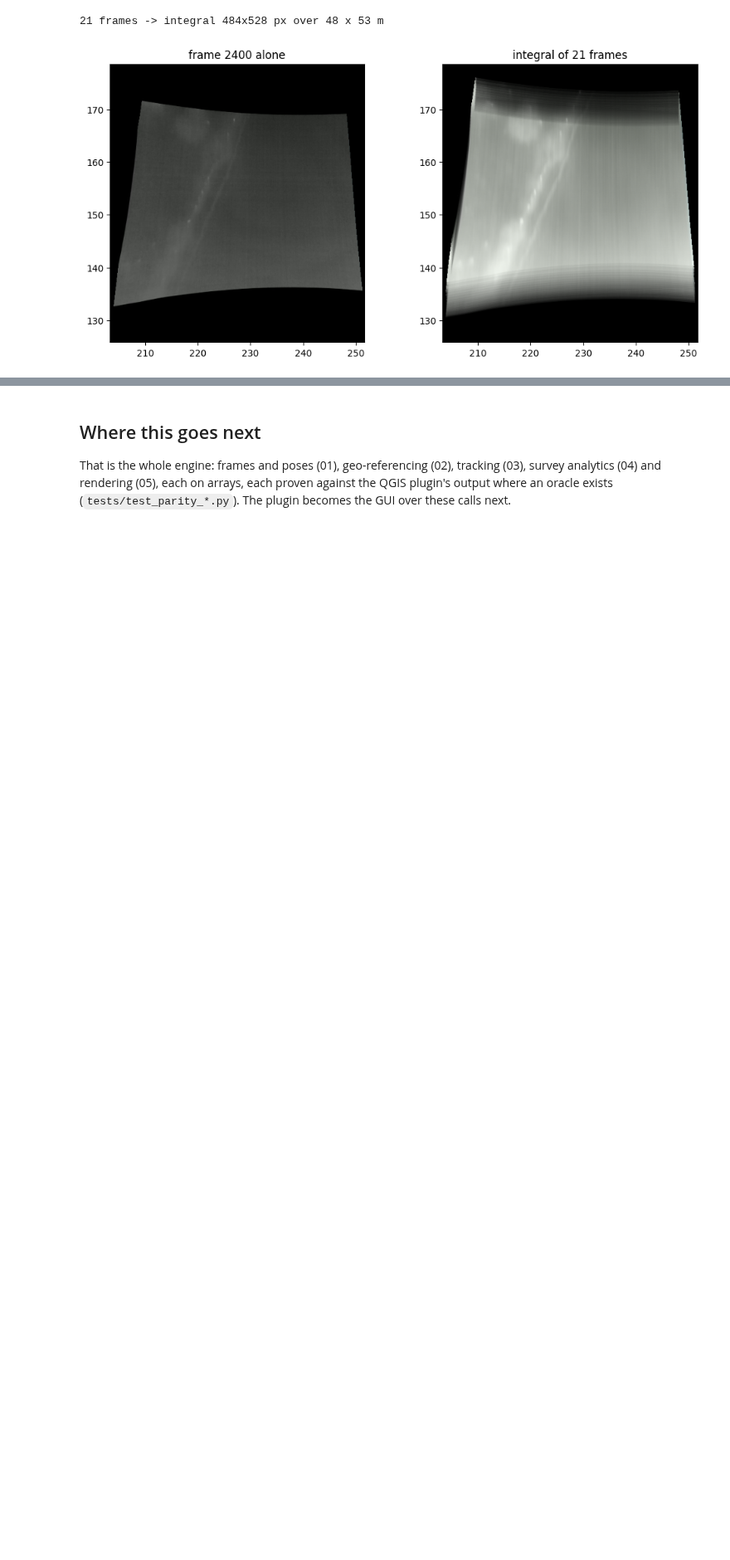
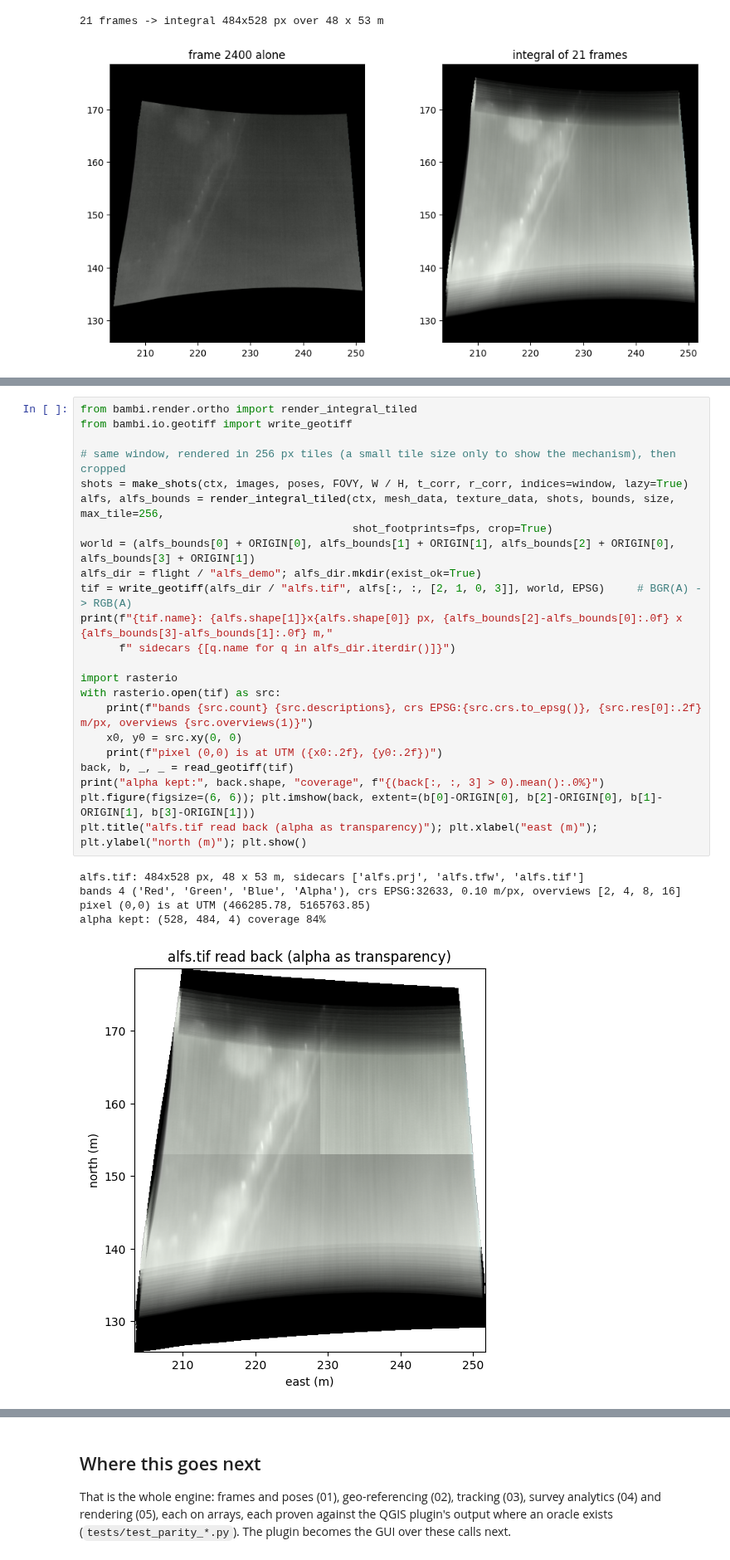
Before and after one commit to bambi-eco/bambi_detection, a Jupyter notebook: notebooks/rendered/05_rendering.ipynb, the cells around one changed output, grey strips where cells are left out. Shown at 83% size. Saved outputs shown, nothing was run; the diff lists cells and outputs as text; blank space fills up the shorter version.

```diff
--- a/notebooks/rendered/05_rendering.ipynb
+++ b/notebooks/rendered/05_rendering.ipynb
@@ -132 +136,30 @@ plt.show()
+# %%
+from bambi.render.ortho import render_integral_tiled
+from bambi.io.geotiff import write_geotiff
+
+# same window, rendered in 256 px tiles (a small tile size only to show the mechanism), then cropped
+shots = make_shots(ctx, images, poses, FOVY, W / H, t_corr, r_corr, indices=window, lazy=True)
+alfs, alfs_bounds = render_integral_tiled(ctx, mesh_data, texture_data, shots, bounds, size, max_tile=256,
+                                          shot_footprints=fps, crop=True)
+world = (alfs_bounds[0] + ORIGIN[0], alfs_bounds[1] + ORIGIN[1], alfs_bounds[2] + ORIGIN[0], alfs_bounds[3] + ORIGIN[1])
+alfs_dir = flight / "alfs_demo"; alfs_dir.mkdir(exist_ok=True)
+tif = write_geotiff(alfs_dir / "alfs.tif", alfs[:, :, [2, 1, 0, 3]], world, EPSG)     # BGR(A) -> RGB(A)
+print(f"{tif.name}: {alfs.shape[1]}x{alfs.shape[0]} px, {alfs_bounds[2]-alfs_bounds[0]:.0f} x {alfs_bounds[3]-alfs_bounds[1]:.0f} m,"
+      f" sidecars {[q.name for q in alfs_dir.iterdir()]}")
+
+import rasterio
+with rasterio.open(tif) as src:
+    print(f"bands {src.count} {src.descriptions}, crs EPSG:{src.crs.to_epsg()}, {src.res[0]:.2f} m/px, overviews {src.overviews(1)}")
+    x0, y0 = src.xy(0, 0)
+    print(f"pixel (0,0) is at UTM ({x0:.2f}, {y0:.2f})")
+back, b, _, _ = read_geotiff(tif)
+print("alpha kept:", back.shape, "coverage", f"{(back[:, :, 3] > 0).mean():.0%}")
+plt.figure(figsize=(6, 6)); plt.imshow(back, extent=(b[0]-ORIGIN[0], b[2]-ORIGIN[0], b[1]-ORIGIN[1], b[3]-ORIGIN[1]))
+plt.title("alfs.tif read back (alpha as transparency)"); plt.xlabel("east (m)"); plt.ylabel("north (m)"); plt.show()
+# %% [output]
+alfs.tif: 484x528 px, 48 x 53 m, sidecars ['alfs.prj', 'alfs.tfw', 'alfs.tif']
+bands 4 ('Red', 'Green', 'Blue', 'Alpha'), crs EPSG:32633, 0.10 m/px, overviews [2, 4, 8, 16]
+pixel (0,0) is at UTM (466285.78, 5165763.85)
+alpha kept: (528, 484, 4) coverage 84%
+[figure, added]
 # %% [markdown]
```
Also changed, not shown: parts of 3 cells of this notebook, 7 other files.
